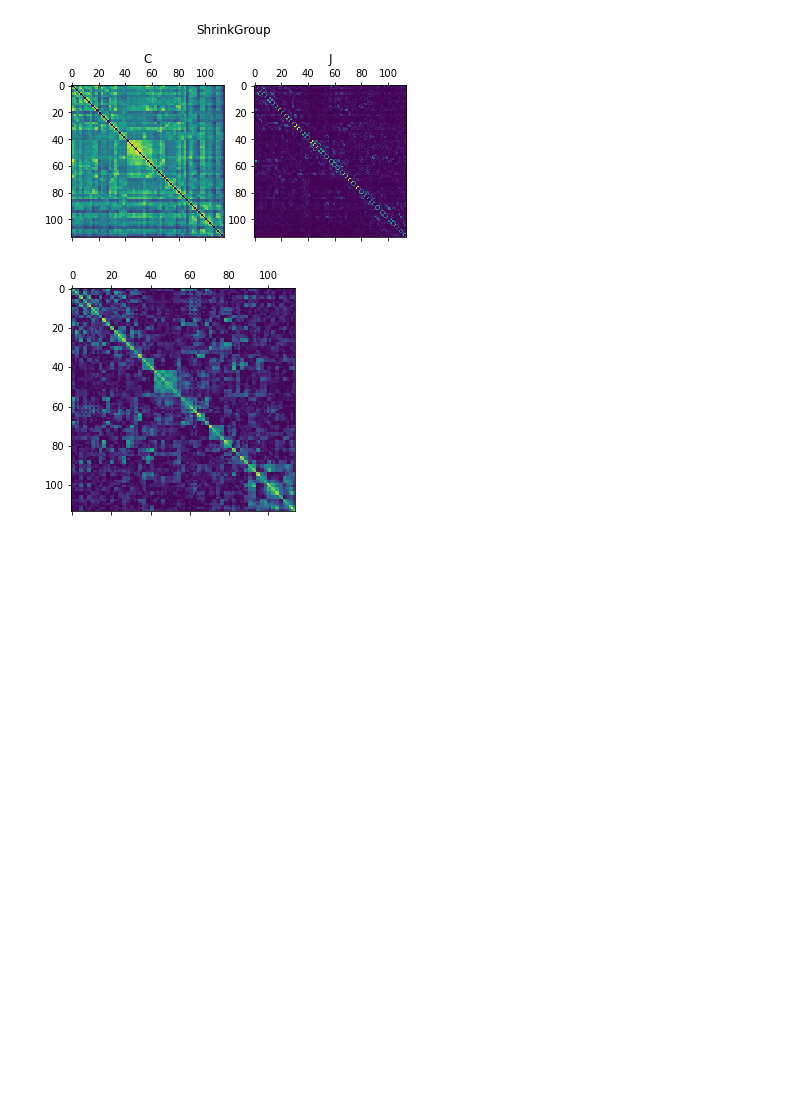
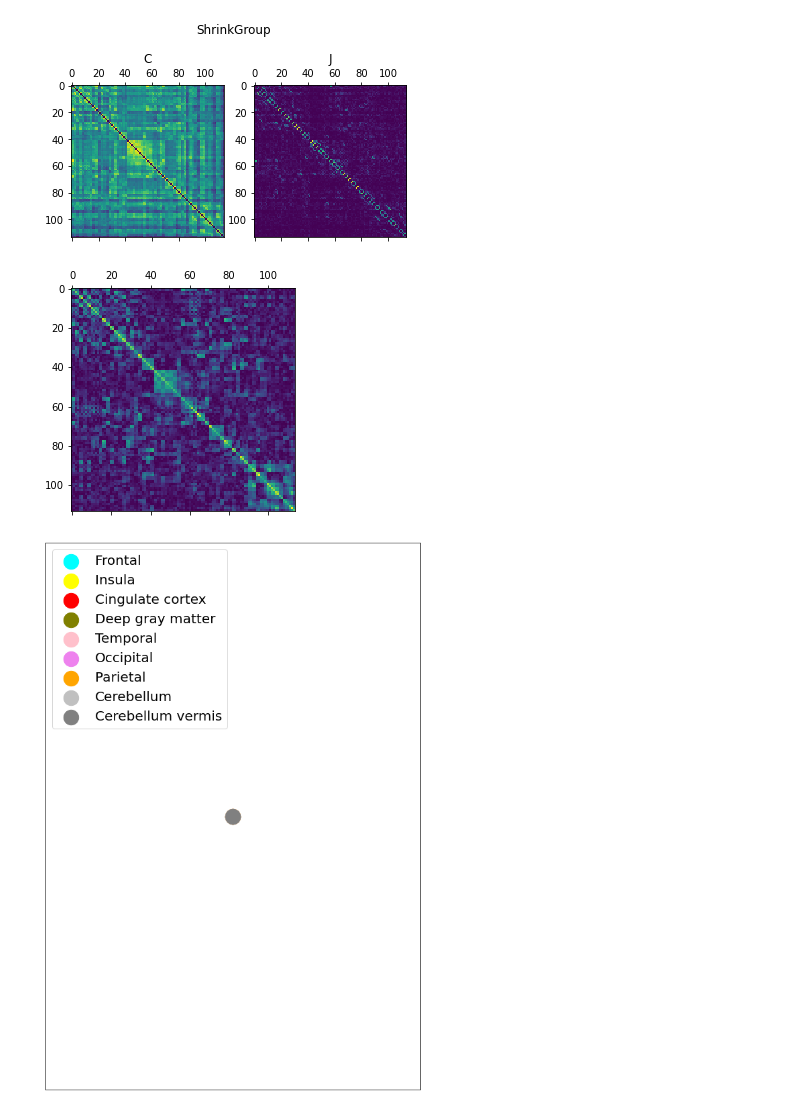
Before and after one commit to nannagram/prob-models, a Jupyter notebook: notebooks/notebook.ipynb, the cells around one changed output. Cells and saved outputs as stored; diff of their text form; code cells hidden in the pictures; blank space fills up the shorter version.

```diff
--- a/notebooks/notebook.ipynb
+++ b/notebooks/notebook.ipynb
@@ -392,3 +392,14 @@ filename=None
 plot_glassbrain(idx_to_label, edges=G.edges(), edge_weights=[el[2]['weight']*20 for el in G.edges(data=True)],
                 fp_glass=filename, coords=thesecoords, network_colors=brain_zone_color, linewidths=5, node_size=10,
                 cmap=plt.get_cmap('Blues'),vmin=0)
+# %%
+fig,ax=plt.subplots(figsize=(10,15))
+for zone,color in {zone:brain_zone_color[zone] for node,zone in idx_to_label.items()}.items():
+    ax.scatter([0],[0],color=color,label=zone, s=500)
+ax.legend( ncol=1,loc='upper left',fontsize=20)
+ax.set_xticks([])
+ax.set_yticks([])
+
+plt.savefig('zoneslegend.png')
+# %% [output]
+[figure, added]
```
